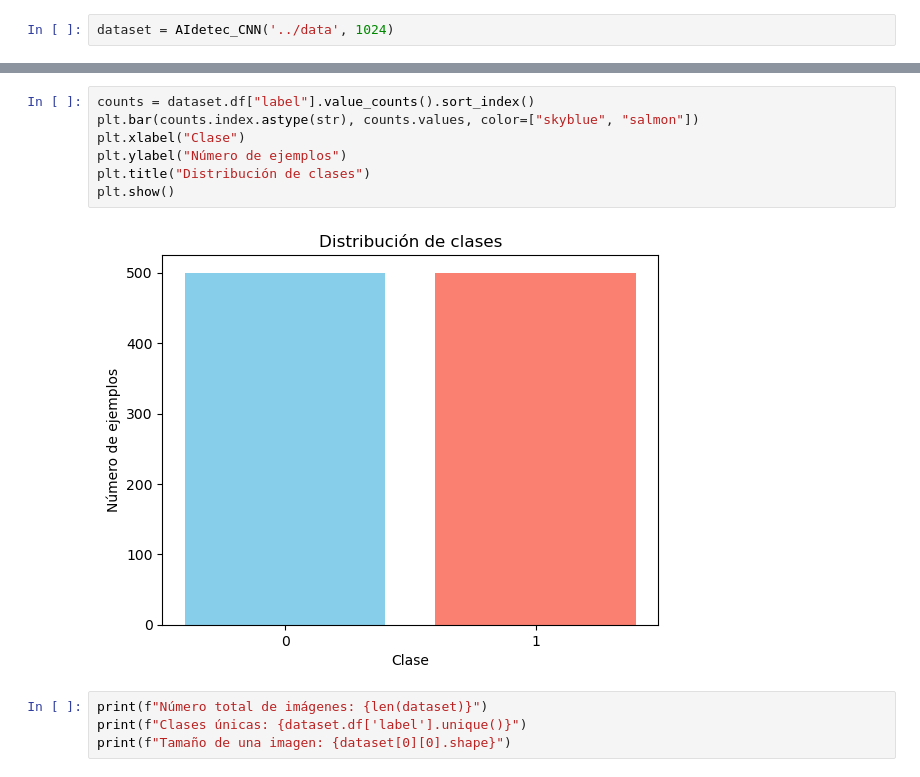
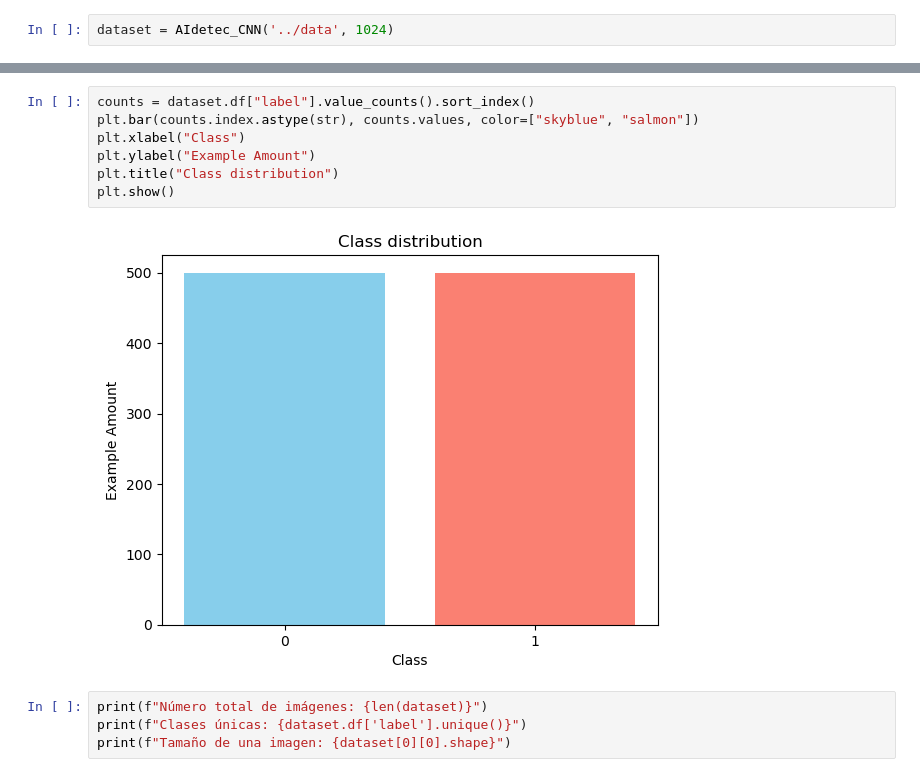
Before and after one commit to UnaiLalana/MLP-vs-CNN-Classification-Problem, a Jupyter notebook: notebooks/data_analysis.ipynb, the cells around one changed output, grey strips where cells are left out. Saved outputs shown, nothing was run; the diff lists cells and outputs as text.

```diff
--- a/notebooks/data_analysis.ipynb
+++ b/notebooks/data_analysis.ipynb
@@ -88,12 +88,12 @@ plt.show()
 # %%
 counts = dataset.df["label"].value_counts().sort_index()
 plt.bar(counts.index.astype(str), counts.values, color=["skyblue", "salmon"])
-plt.xlabel("Clase")
-plt.ylabel("Número de ejemplos")
-plt.title("Distribución de clases")
+plt.xlabel("Class")
+plt.ylabel("Example Amount")
+plt.title("Class distribution")
 plt.show()
 # %% [output]
-[figure, old version]
+[figure, new version]
 # %%
 print(f"Número total de imágenes: {len(dataset)}")
 print(f"Clases únicas: {dataset.df['label'].unique()}")
```
Also changed, not shown: parts of 3 cells of this notebook.
